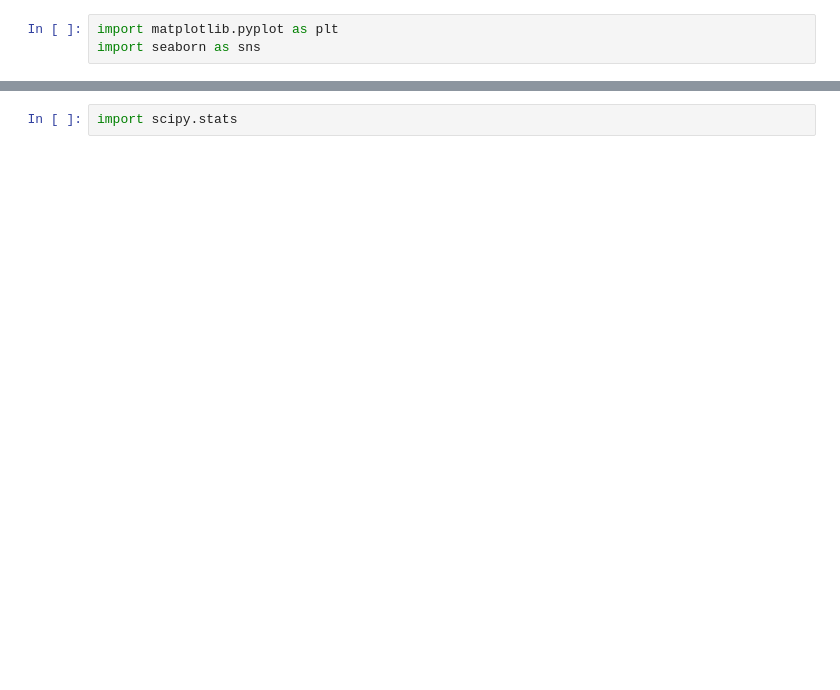
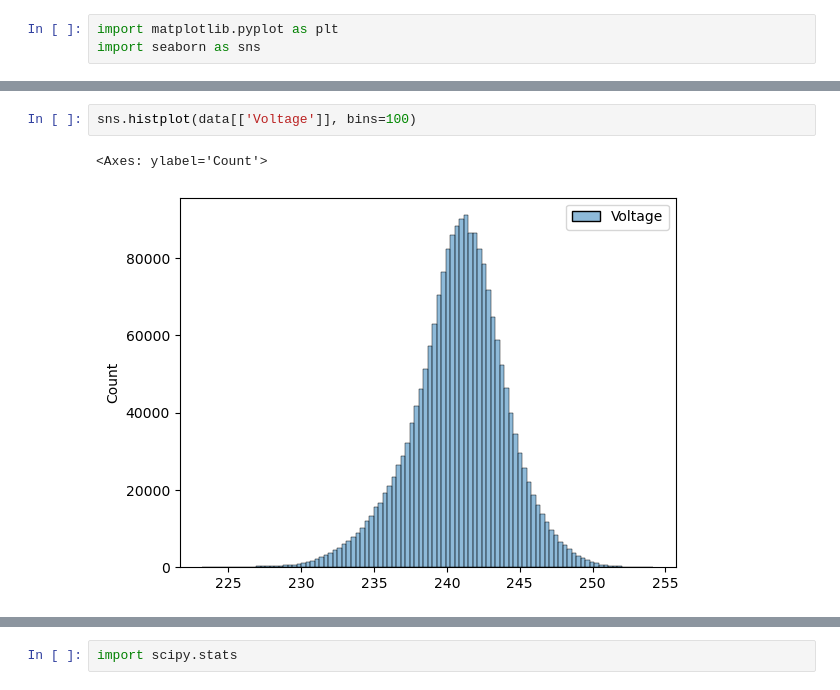
Before and after one commit to LewisT1424/Energy-Consumption-Forecasting, a Jupyter notebook: main.ipynb, the cells around one changed output, grey strips where cells are left out. Drawn from its saved outputs; the diff is of its cells as text; blank space fills up the shorter version.

```diff
--- a/main.ipynb
+++ b/main.ipynb
@@ -60,0 +65,5 @@ sns.boxplot(x=df['Global_active_power'])
+# %%
+sns.histplot(data[['Voltage']], bins=100)
+# %% [output]
+<Axes: ylabel='Count'>
+[figure, added]
```
Also changed, not shown: parts of 16 cells of this notebook.
